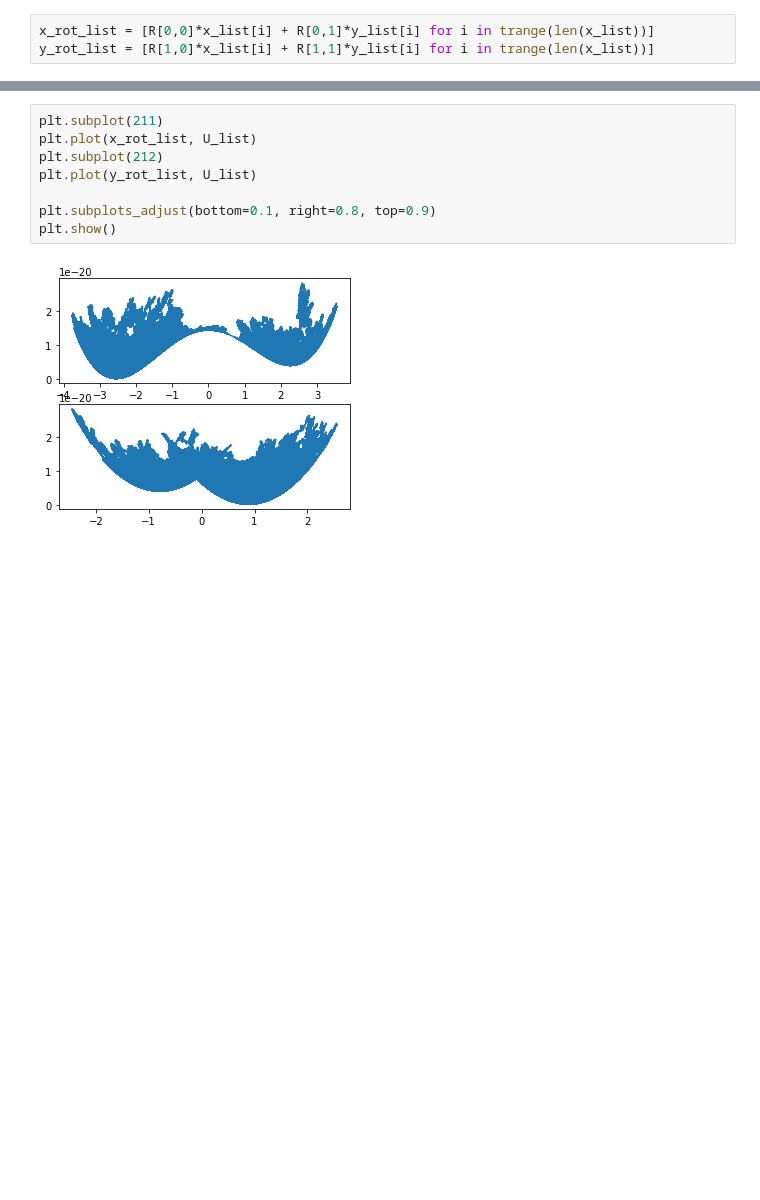
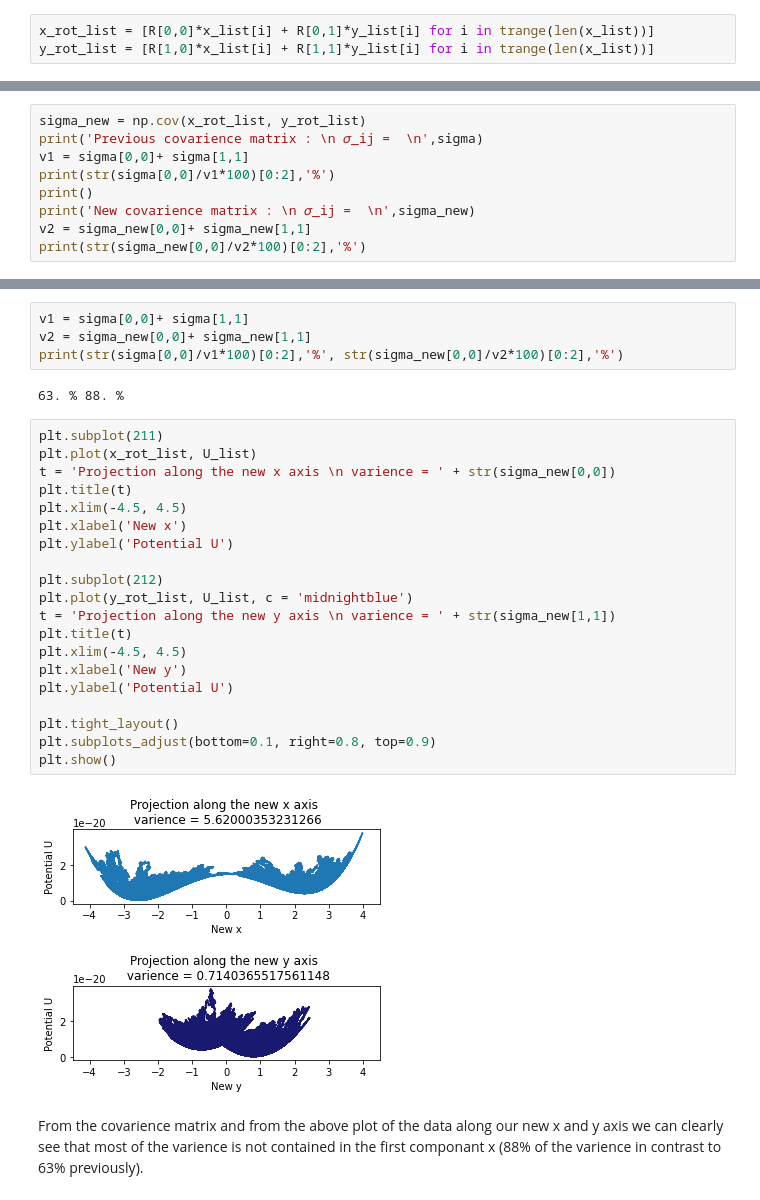
Before and after one commit to LeaBeaules/PCA_MonteCarlo, a Jupyter notebook: Final_project.ipynb, the cells around one changed output, grey strips where cells are left out. Cells and saved outputs as stored; diff of their text form; blank space fills up the shorter version.

```diff
--- a/Final_project.ipynb
+++ b/Final_project.ipynb
@@ -286,0 +334,9 @@ plt.show()
+# %%
+sigma_new = np.cov(x_rot_list, y_rot_list)
+print('Previous covarience matrix : \n 𝜎_ij =  \n',sigma)
+v1 = sigma[0,0]+ sigma[1,1]
+print(str(sigma[0,0]/v1*100)[0:2],'%')
+print()
+print('New covarience matrix : \n 𝜎_ij =  \n',sigma_new)
+v2 = sigma_new[0,0]+ sigma_new[1,1]
+print(str(sigma_new[0,0]/v2*100)[0:2],'%')
@@ -287,13 +355,33 @@ plt.show()
+# %%
+v1 = sigma[0,0]+ sigma[1,1]
+v2 = sigma_new[0,0]+ sigma_new[1,1]
+print(str(sigma[0,0]/v1*100)[0:2],'%', str(sigma_new[0,0]/v2*100)[0:2],'%')
+# %% [output]
+63. % 88. %
 # %%
 plt.subplot(211)
 plt.plot(x_rot_list, U_list)
+t = 'Projection along the new x axis \n varience = ' + str(sigma_new[0,0])
+plt.title(t)
+plt.xlim(-4.5, 4.5)
+plt.xlabel('New x')
+plt.ylabel('Potential U')
+
 plt.subplot(212)
-plt.plot(y_rot_list, U_list)
+plt.plot(y_rot_list, U_list, c = 'midnightblue')
+t = 'Projection along the new y axis \n varience = ' + str(sigma_new[1,1])
+plt.title(t)
+plt.xlim(-4.5, 4.5)
+plt.xlabel('New y')
+plt.ylabel('Potential U')
 
+plt.tight_layout()
 plt.subplots_adjust(bottom=0.1, right=0.8, top=0.9)
 plt.show()
 # %% [output]
-[figure, old version]
+[figure, new version]
+# %% [markdown]
+From the covarience matrix and from the above plot of the data along our new x and y axis we can clearly see that most of the varience is not contained in the first componant x (88% of the varience in contrast to 63% previously).
 # %% [markdown]
 * "the histogram of Task III" is it not a plot that we are expecting?
 * $\Delta G$ equivalent to U ???
```
Also changed, not shown: parts of 21 cells of this notebook, 1 other file.
